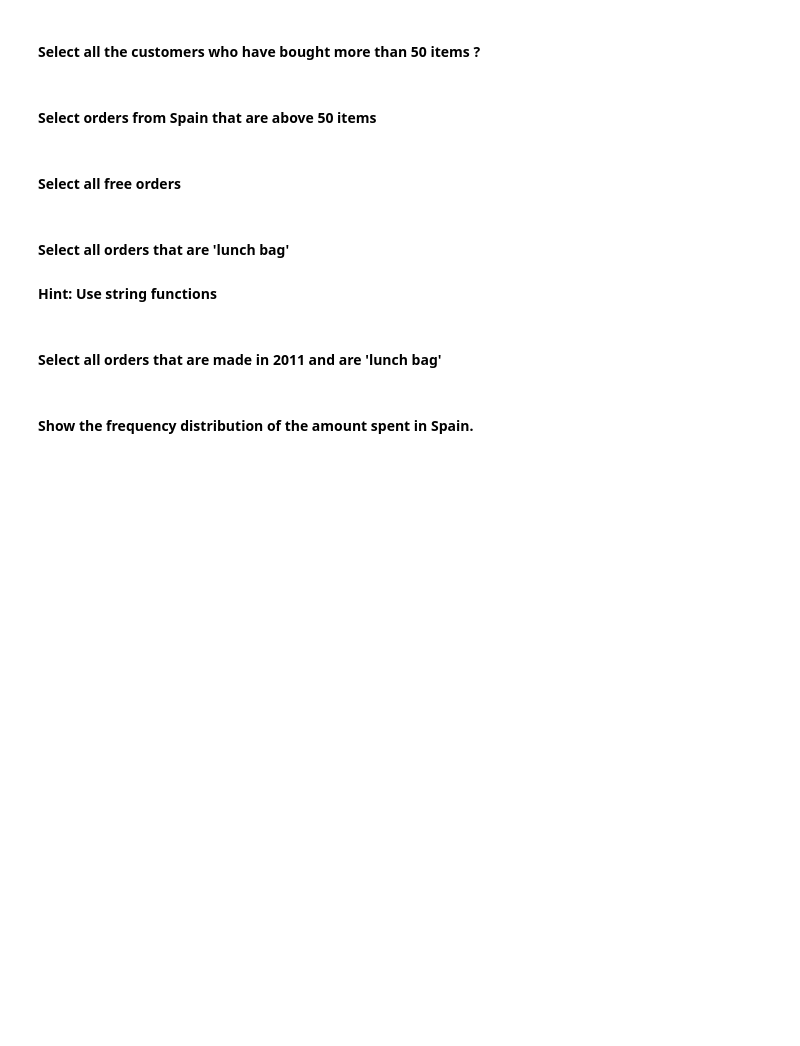
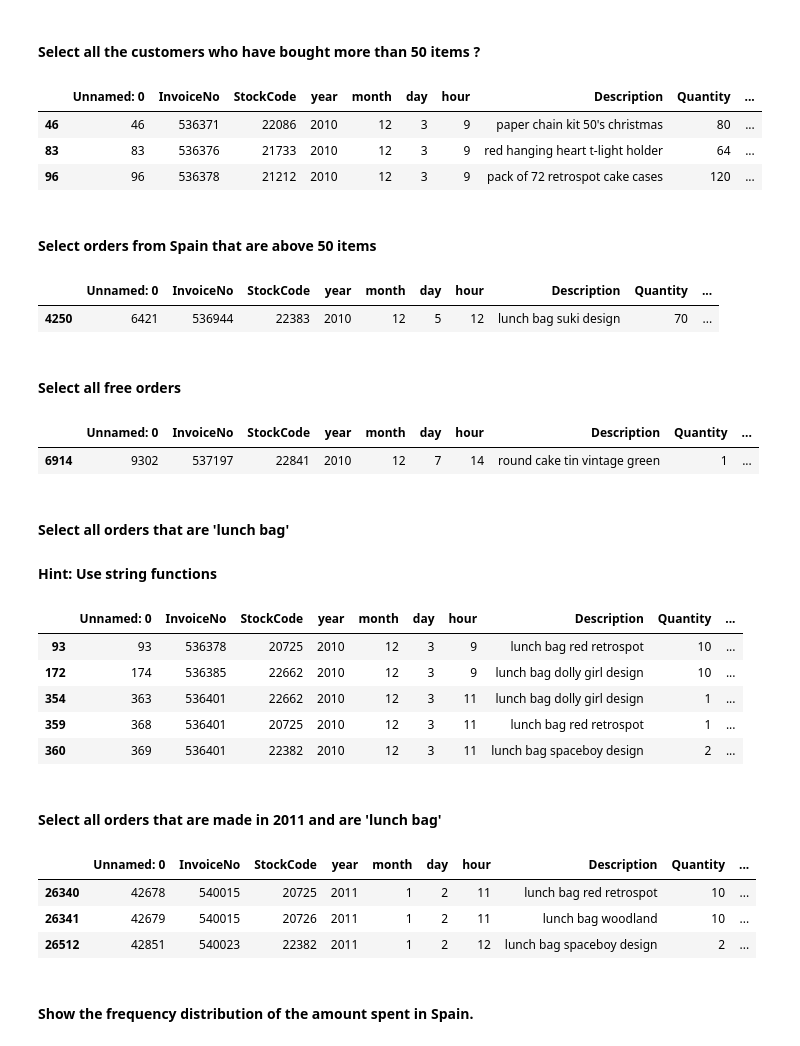
Before and after one commit to Ironhack-Data-Madrid-Marzo-2021/lab-subsetting-and-descriptive-stats, a Jupyter notebook: your-code/main.ipynb, the cells around one changed output. Drawn from its saved outputs; the diff is of its cells as text; code cells hidden in the pictures; blank space fills up the shorter version.

```diff
--- a/your-code/main.ipynb
+++ b/your-code/main.ipynb
@@ -385,2 +426,10 @@ orders.
+# %%
+more_50 = orders[orders.Quantity > 50]
+more_50.head(3)
+# %% [output]
+|  | Unnamed: 0 | InvoiceNo | StockCode | year | month | day | hour | Description | Quantity | ... |
+| 46 | 46 | 536371 | 22086 | 2010 | 12 | 3 | 9 | paper chain kit 50's christmas | 80 | ... |
+| 83 | 83 | 536376 | 21733 | 2010 | 12 | 3 | 9 | red hanging heart t-light holder | 64 | ... |
+| 96 | 96 | 536378 | 21212 | 2010 | 12 | 3 | 9 | pack of 72 retrospot cake cases | 120 | ... |
 # %% [markdown]
 #### Select orders from Spain that are above 50 items
@@ -389,2 +436,9 @@ orders.
+# %%
+idx = np.where((orders["Country"] == "Spain") & (orders["Quantity"] > 50))
+spain_50 = orders.loc[idx]
+spain_50.head(1)
+# %% [output]
+|  | Unnamed: 0 | InvoiceNo | StockCode | year | month | day | hour | Description | Quantity | ... |
+| 4250 | 6421 | 536944 | 22383 | 2010 | 12 | 5 | 12 | lunch bag suki design | 70 | ... |
 # %% [markdown]
 #### Select all free orders
@@ -393,3 +445,9 @@ orders.
+# %%
+free = orders[orders.UnitPrice == 0]
+free.head(1)
+# %% [output]
+|  | Unnamed: 0 | InvoiceNo | StockCode | year | month | day | hour | Description | Quantity | ... |
+| 6914 | 9302 | 537197 | 22841 | 2010 | 12 | 7 | 14 | round cake tin vintage green | 1 | ... |
 # %% [markdown]
 #### Select all orders that are 'lunch bag'
 #### Hint: Use string functions
@@ -398,2 +454,12 @@ orders.
+# %%
+lunch_bag = orders[orders["Description"].str.contains('w*(lunch bag)w*')==True]
+lunch_bag.head()
+# %% [output]
+|  | Unnamed: 0 | InvoiceNo | StockCode | year | month | day | hour | Description | Quantity | ... |
+| 93 | 93 | 536378 | 20725 | 2010 | 12 | 3 | 9 | lunch bag red retrospot | 10 | ... |
+| 172 | 174 | 536385 | 22662 | 2010 | 12 | 3 | 9 | lunch bag dolly girl design | 10 | ... |
+| 354 | 363 | 536401 | 22662 | 2010 | 12 | 3 | 11 | lunch bag dolly girl design | 1 | ... |
+| 359 | 368 | 536401 | 20725 | 2010 | 12 | 3 | 11 | lunch bag red retrospot | 1 | ... |
+| 360 | 369 | 536401 | 22382 | 2010 | 12 | 3 | 11 | lunch bag spaceboy design | 2 | ... |
 # %% [markdown]
 #### Select all orders that are made in 2011 and are 'lunch bag'
@@ -402,2 +466,10 @@ orders.
+# %%
+lb_2011 = lunch_bag[lunch_bag.year == 2011]
+lb_2011.head(3)
+# %% [output]
+|  | Unnamed: 0 | InvoiceNo | StockCode | year | month | day | hour | Description | Quantity | ... |
+| 26340 | 42678 | 540015 | 20725 | 2011 | 1 | 2 | 11 | lunch bag red retrospot | 10 | ... |
+| 26341 | 42679 | 540015 | 20726 | 2011 | 1 | 2 | 11 | lunch bag woodland | 10 | ... |
+| 26512 | 42851 | 540023 | 22382 | 2011 | 1 | 2 | 12 | lunch bag spaceboy design | 2 | ... |
 # %% [markdown]
 #### Show the frequency distribution of the amount spent in Spain.
```
Also changed, not shown: parts of 36 cells of this notebook.
